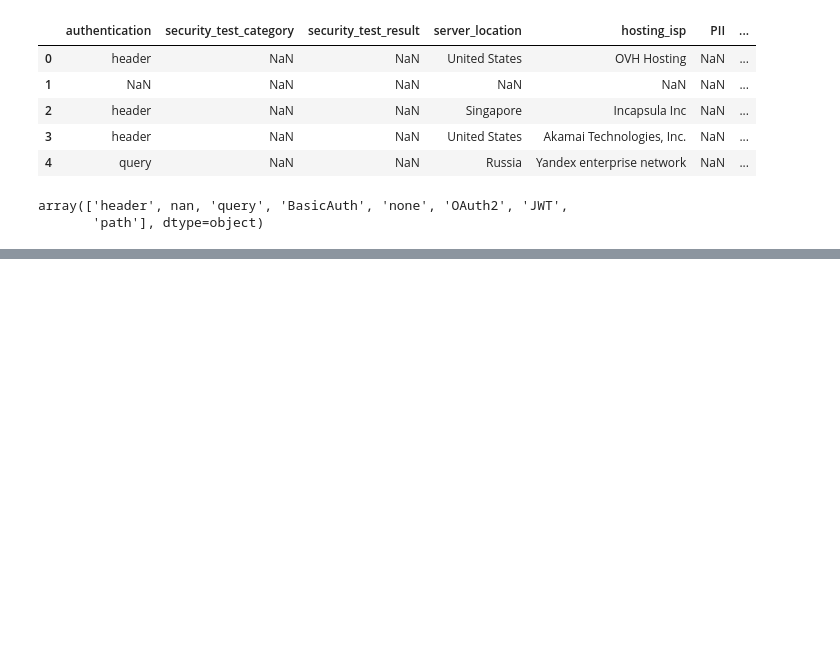
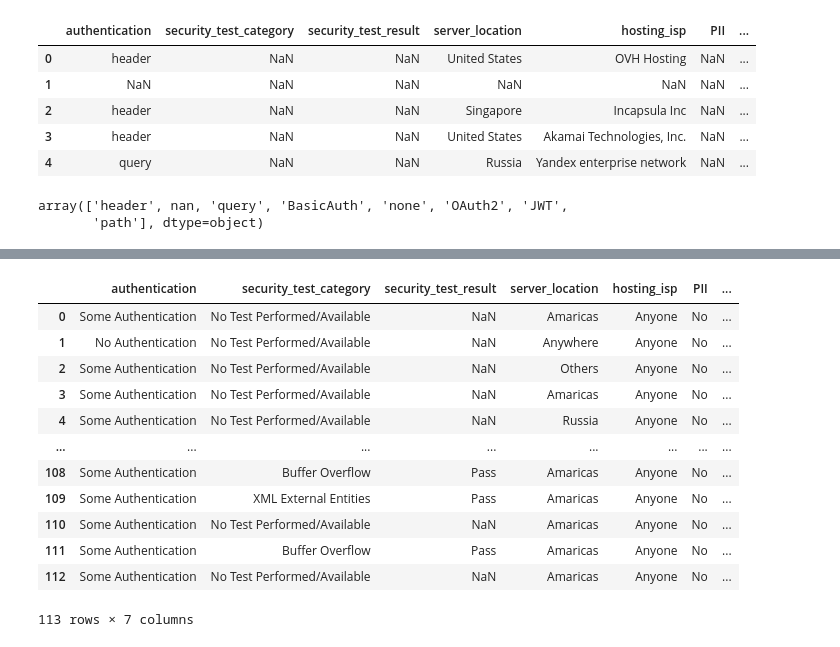
Before and after one commit to teejlab/API-Risk-Assessment-Framework, a Jupyter notebook: eda/eda_risk_based_rules.ipynb, the cells around one changed output, grey strips where cells are left out. Saved outputs shown, nothing was run; the diff lists cells and outputs as text; code cells hidden in the pictures; blank space fills up the shorter version.

```diff
--- a/eda/eda_risk_based_rules.ipynb
+++ b/eda/eda_risk_based_rules.ipynb
@@ -151,0 +253,16 @@ api_df.head()
+# %%
+api_df
+# %% [output]
+|  | authentication | security_test_category | security_test_result | server_location | hosting_isp | PII | ... |
+| 0 | Some Authentication | No Test Performed/Available | NaN | Amaricas | Anyone | No | ... |
+| 1 | No Authentication | No Test Performed/Available | NaN | Anywhere | Anyone | No | ... |
+| 2 | Some Authentication | No Test Performed/Available | NaN | Others | Anyone | No | ... |
+| 3 | Some Authentication | No Test Performed/Available | NaN | Amaricas | Anyone | No | ... |
+| 4 | Some Authentication | No Test Performed/Available | NaN | Russia | Anyone | No | ... |
+| ... | ... | ... | ... | ... | ... | ... | ... |
+| 108 | Some Authentication | Buffer Overflow | Pass | Amaricas | Anyone | No | ... |
+| 109 | Some Authentication | XML External Entities | Pass | Amaricas | Anyone | No | ... |
+| 110 | Some Authentication | No Test Performed/Available | NaN | Amaricas | Anyone | No | ... |
+| 111 | Some Authentication | Buffer Overflow | Pass | Amaricas | Anyone | No | ... |
+| 112 | Some Authentication | No Test Performed/Available | NaN | Amaricas | Anyone | No | ... |
+113 rows × 7 columns
```
Also changed, not shown: parts of 15 cells of this notebook, 6 other files.
